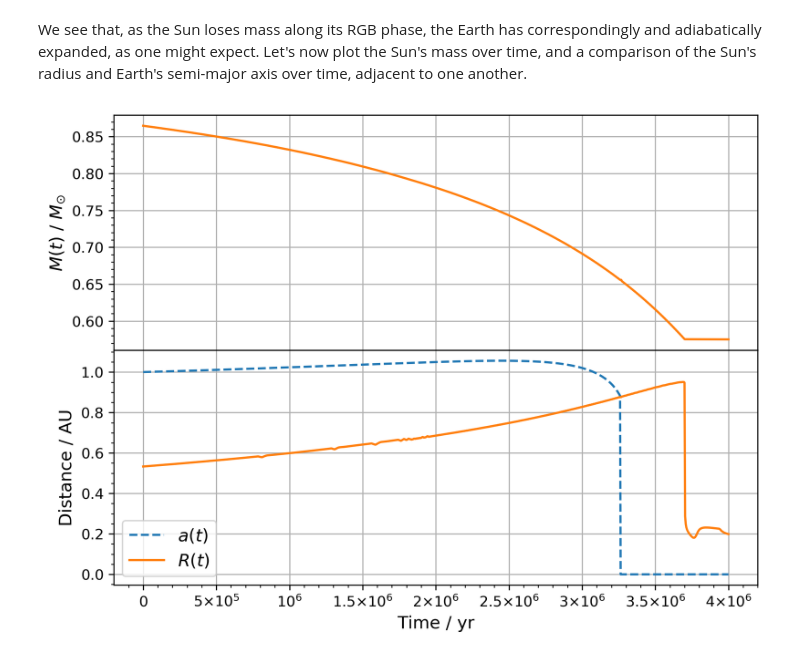
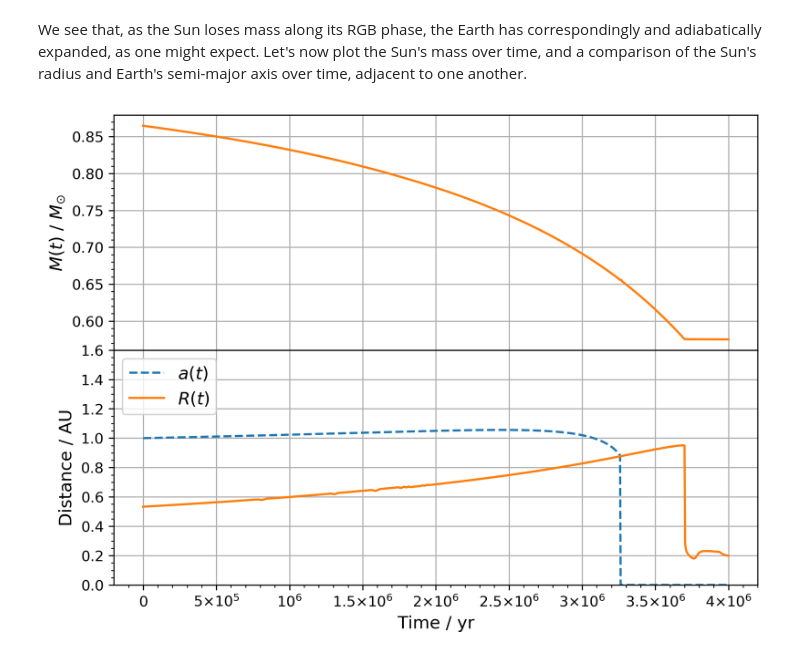
Before and after one commit to sabaronett/demo-lab, a Jupyter notebook: reboundx/implementation/sims/jupyter/SunEarthTides.ipynb, the cells around one changed output. Saved outputs shown, nothing was run; the diff lists cells and outputs as text; code cells hidden in the pictures.

Commit message:
Minor updates to plot formatting

```diff
--- a/reboundx/implementation/sims/jupyter/SunEarthTides.ipynb
+++ b/reboundx/implementation/sims/jupyter/SunEarthTides.ipynb
@@ -171,29 +171,30 @@ We see that, as the Sun loses mass along its RGB phase, the Earth has correspond
 # %%
 import matplotlib.pyplot as plt
 import matplotlib.ticker as mticker
 
 f = mticker.ScalarFormatter(useOffset=False, useMathText=True)
 g = lambda x,pos : "${}$".format(f._formatSciNotation('%1.10e' % x))
 
 fig, (ax1, ax2) = plt.subplots(nrows=2, ncols=1, sharex=True, figsize=(8, 6), dpi=300)
 fig.subplots_adjust(hspace=0)
 
 ax1.set_ylabel("$M(t)$ / $M_{\odot}$", fontsize='large')
 ax1.yaxis.set_minor_locator(mticker.AutoMinorLocator())
 ax1.plot(ts,mass, color='tab:orange')
 ax1.grid()
 
 ax2.set_xlabel('Time / yr', fontsize='large')
 ax2.ticklabel_format(axis='x', style='sci', scilimits=(0,0))
 ax2.xaxis.set_minor_locator(mticker.AutoMinorLocator())
 ax2.set_ylabel('Distance / AU', fontsize='large')
+ax2.set_ylim([0, 1.6])
 ax2.yaxis.set_minor_locator(mticker.AutoMinorLocator())
 ax2.plot(ts,a, '--', label='$a(t)$')
 ax2.plot(ts,radius, label='$R(t)$')
-ax2.legend(fontsize='large', loc='best')
+ax2.legend(fontsize='large', loc='upper left')
 ax2.grid()
 
 plt.gca().xaxis.set_major_formatter(mticker.FuncFormatter(g))
 plt.savefig('plots/expansion_tides.png')
 # %% [output]
-[figure, old version]
+[figure, new version]
```
Also changed, not shown: 4 other files.
